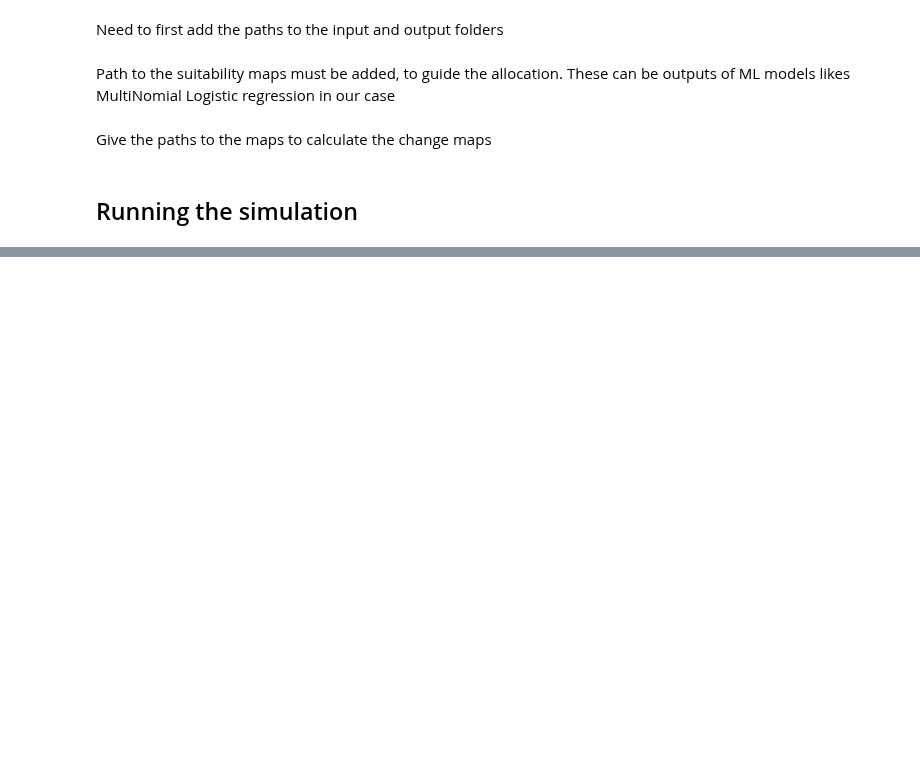
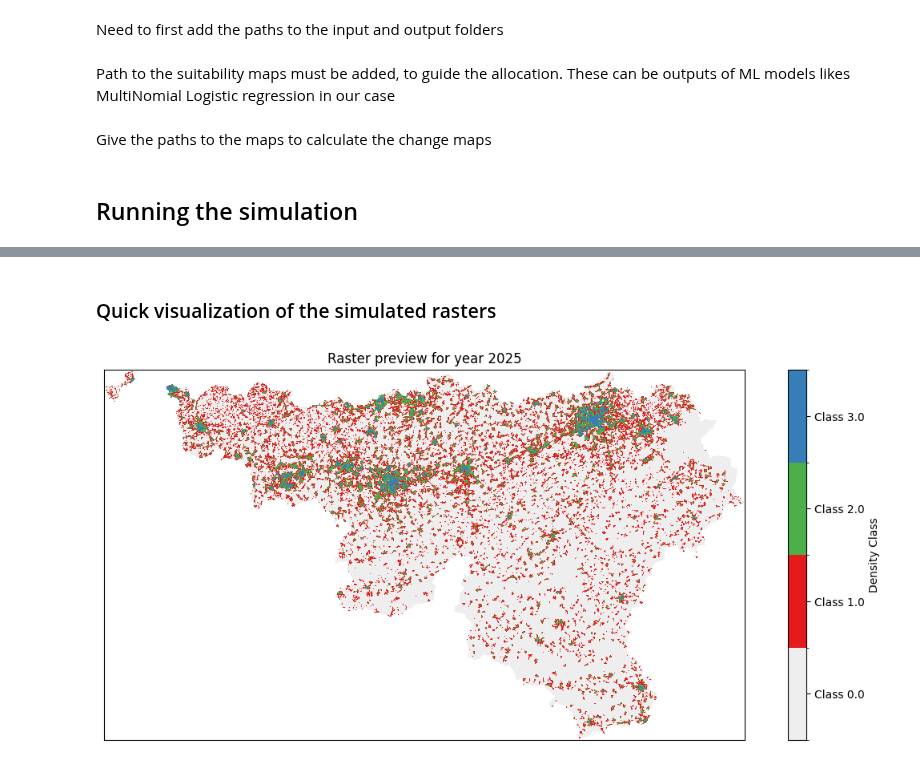
Before and after one commit to Anachak355/SuSceMod, a Jupyter notebook: SuSceMod/examples/Example.ipynb, the cells around one changed output, grey strips where cells are left out. Drawn from its saved outputs; the diff is of its cells as text; code cells hidden in the pictures; blank space fills up the shorter version.

```diff
--- a/SuSceMod/examples/Example.ipynb
+++ b/SuSceMod/examples/Example.ipynb
@@ -98,0 +153,13 @@ for year in simulated_maps.keys():
+# %% [markdown]
+### Quick visualization of the simulated rasters
+# %%
+example_year = 2025
+
+example_raster = data_utilities.load_raster_data(output_folder + f"sim_{example_year}.tif")
+data_utilities.plot_raster_classes(
+    example_raster,
+    colors=["#eeeeee", "#e41a1c", "#4daf4a", "#377eb8"],
+    title=f'Raster preview for year {example_year}'
+)
+# %% [output]
+[figure, added]
```
Also changed, not shown: parts of 15 cells of this notebook, 24 other files.
